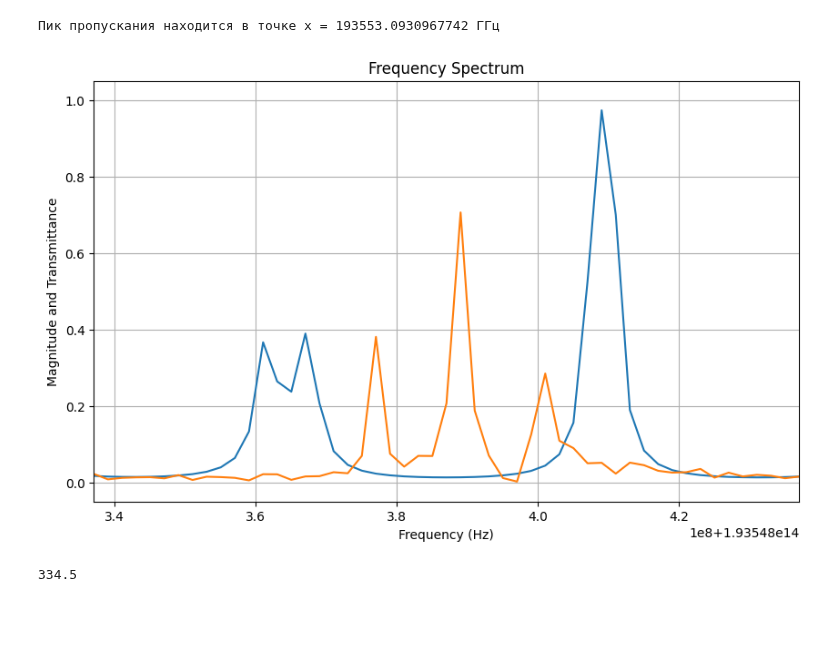
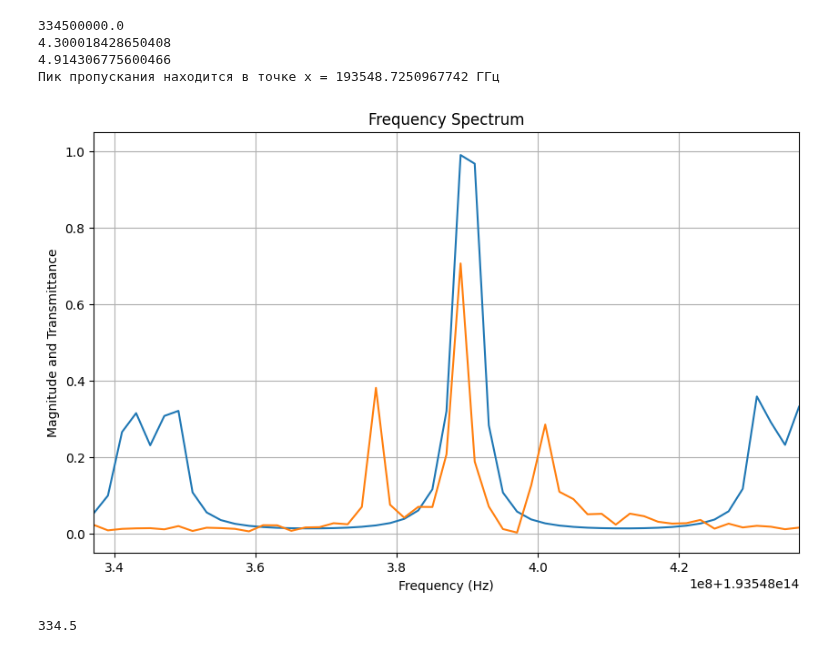
Before and after one commit to Orange-spearow/Finally_praktika, a Jupyter notebook: Подбор волоконных фильтров 2.ipynb, the cells around one changed output. Saved outputs shown, nothing was run; the diff lists cells and outputs as text; code cells hidden in the pictures; blank space fills up the shorter version.

```diff
--- a/Подбор волоконных фильтров 2.ipynb
+++ b/Подбор волоконных фильтров 2.ipynb
@@ -20,7 +20,7 @@ h = 1550e-9
 f_Er = c/h
 freq = freq - 80e6 + c/h
 
-'''FSR = 334.5e6
+FSR = 334.5e6
 print(FSR)
 c = 3e8
 n = 1.46
@@ -29,12 +29,12 @@ print(l)
 N = 7
 M = 8
 L = M/N * l
-print(L)'''
+print(L)
 
 k1 = k3 = 0.25
 k2 = 0.032
-l = 4.300018
-L = 4.914307
+#l = 4.300018
+#L = 4.914307
 n = 1.46
 c = 3e8
 T1 = n*l/c
@@ -65,35 +65,38 @@ peaks, _ = find_peaks(T_values)
     range_peaks_freq = []
     for i in range(len(freq[peaks])-1):
         range_peaks.append(freq[peaks][i] -  (c/h + 2.0e6))
         range_peaks_freq.append(freq[peaks[i]])
     for i in range(len(range_peaks)):
         if range_peaks[i] == min(range_peaks):
             return range_peaks_freq[i]
 max_x_value = min_range(freq)'''
 max_peak_index = peaks[np.argmax(T_values[peaks])]
 # Значение по оси x для максимального пика
 max_x_value = freq[max_peak_index]
 print(f'Пик пропускания находится в точке x = {max_x_value/1e9} ГГц')
 #print(max_x_value - (c/h + 2.0e6))
 
 plt.figure(figsize = (10,6))
 plt.plot(freq, T_values)
 plt.xlim(c/h - 50e6 , c/h + 50e6)
 plt.plot(freq, np.abs(fft_signal_norm))
 #plt.axvline(x = c/h + 2.0e6, color = 'red')
 #plt.axvline(x = max_x_value  , color = 'red')
 #plt.axvline(x = max_x_value + 3.5e6, color = 'red')
 #plt.axvline(x = max_x_value - 2e6, color = 'red')
 #plt.xticks(np.arange(min(freq) , max(freq), 50e7))
 plt.xlabel('Frequency (Hz)')
 plt.ylabel('Magnitude and Transmittance')
 plt.title('Frequency Spectrum')
 plt.grid()
 #plt.tight_layout()
 plt.show()
 # %% [output]
-Пик пропускания находится в точке x = 193553.0930967742 ГГц
+334500000.0
+4.300018428650408
+4.914306775600466
+Пик пропускания находится в точке x = 193548.7250967742 ГГц
-[figure, old version]
+[figure, new version]
 # %%
 import numpy as np
 from scipy.interpolate import interp1d
```
Also changed, not shown: 3 other files.
